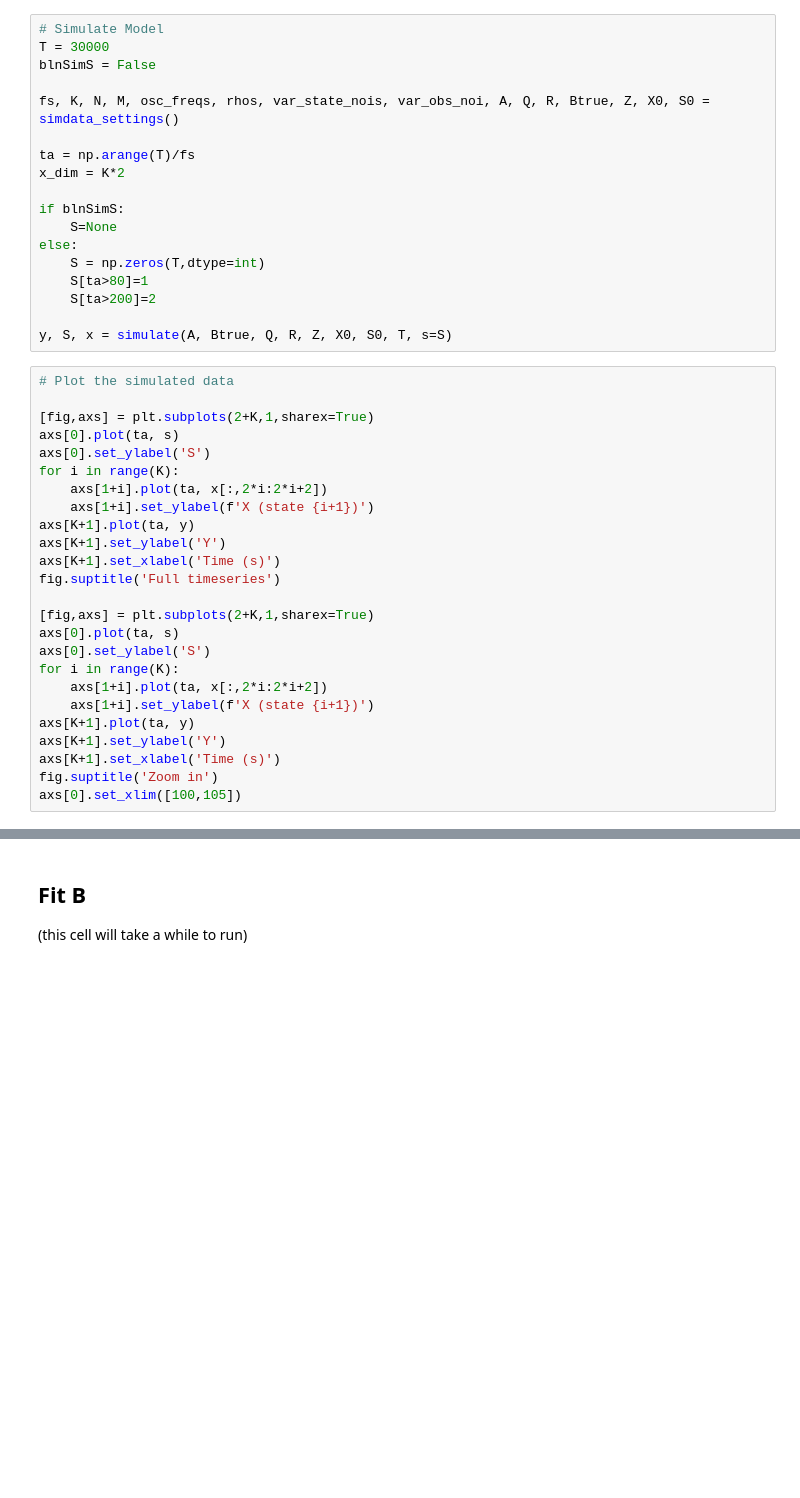
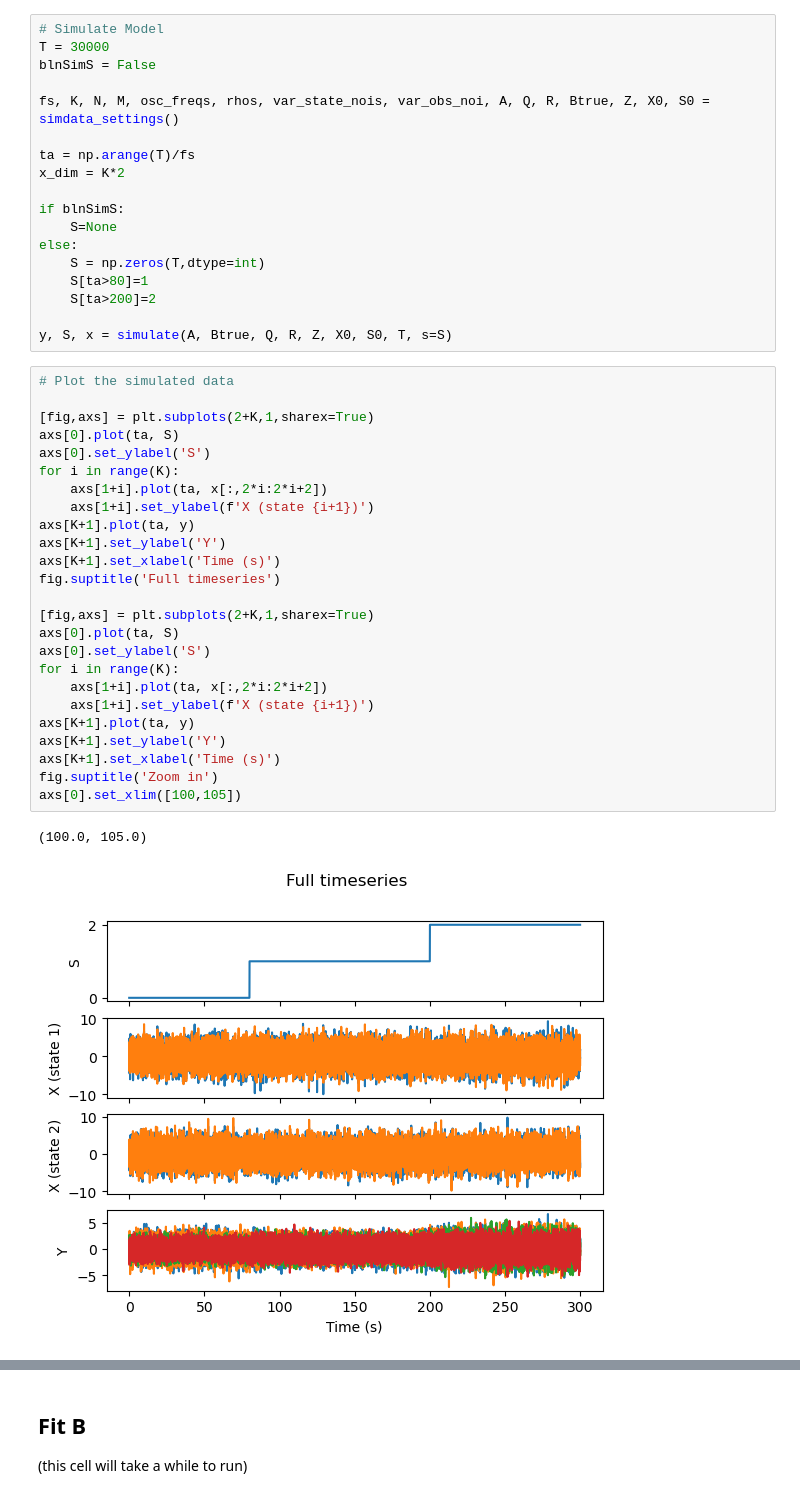
Before and after one commit to TomDonoghue/NESSTutorial2023, a Jupyter notebook: notebooks/3_SSO_Common_Oscillator_Model.ipynb, the cells around one changed output, grey strips where cells are left out. Saved outputs shown, nothing was run; the diff lists cells and outputs as text; blank space fills up the shorter version.

```diff
--- a/notebooks/3_SSO_Common_Oscillator_Model.ipynb
+++ b/notebooks/3_SSO_Common_Oscillator_Model.ipynb
@@ -114,25 +114,28 @@ y, S, x = simulate(A, Btrue, Q, R, Z, X0, S0, T, s=S)
 # %%
 # Plot the simulated data
 
 [fig,axs] = plt.subplots(2+K,1,sharex=True)
-axs[0].plot(ta, s)
+axs[0].plot(ta, S)
 axs[0].set_ylabel('S')
 for i in range(K):
     axs[1+i].plot(ta, x[:,2*i:2*i+2])
     axs[1+i].set_ylabel(f'X (state {i+1})')
 axs[K+1].plot(ta, y)
 axs[K+1].set_ylabel('Y')
 axs[K+1].set_xlabel('Time (s)')
 fig.suptitle('Full timeseries')
 
 [fig,axs] = plt.subplots(2+K,1,sharex=True)
-axs[0].plot(ta, s)
+axs[0].plot(ta, S)
 axs[0].set_ylabel('S')
 for i in range(K):
     axs[1+i].plot(ta, x[:,2*i:2*i+2])
     axs[1+i].set_ylabel(f'X (state {i+1})')
 axs[K+1].plot(ta, y)
 axs[K+1].set_ylabel('Y')
 axs[K+1].set_xlabel('Time (s)')
 fig.suptitle('Zoom in')
 axs[0].set_xlim([100,105])
+# %% [output]
+(100.0, 105.0)
+[figure, added]
```
Also changed, not shown: parts of 8 cells of this notebook, 1 other file.
